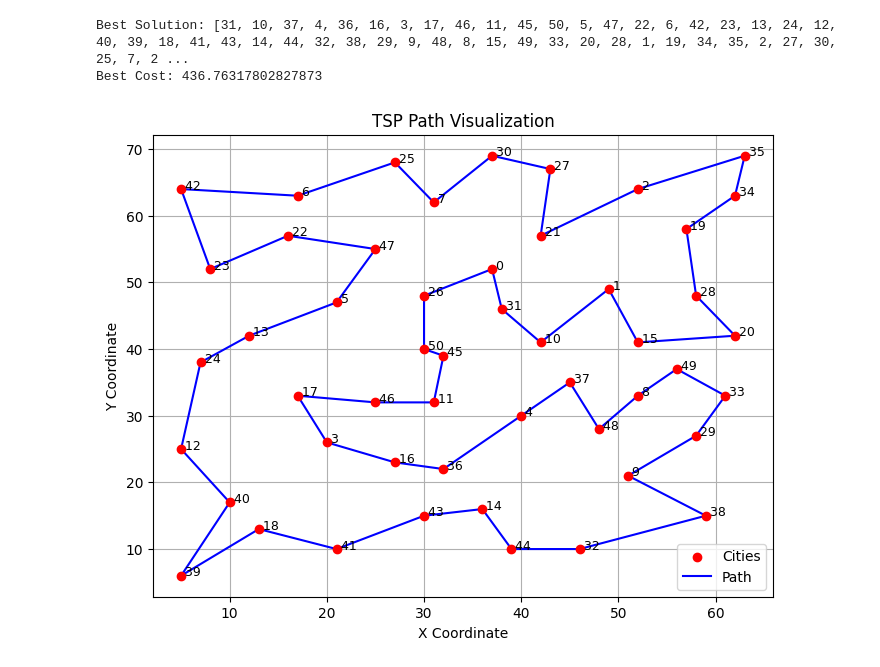
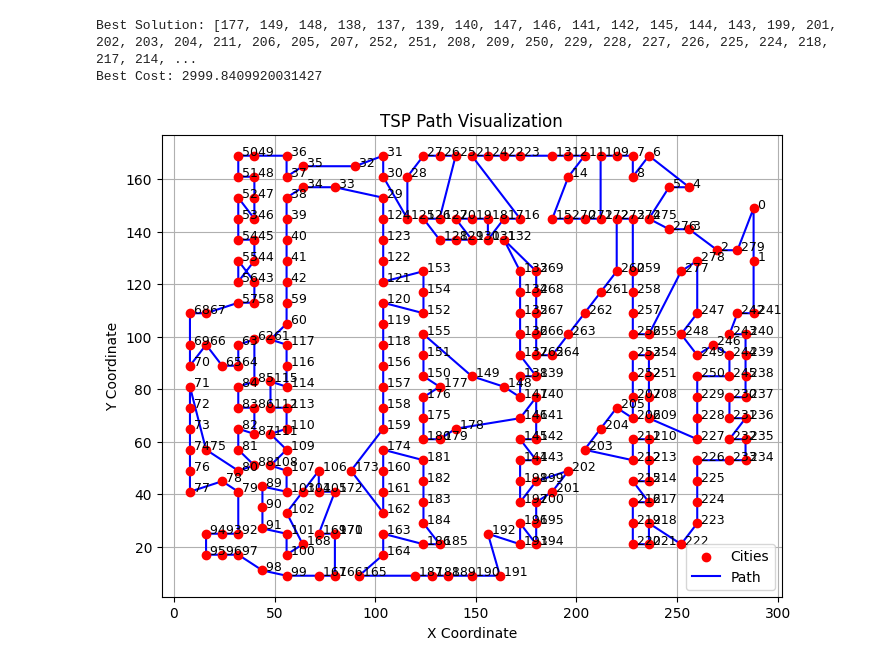
Before and after one commit to yoadvp-bit/Stochastic-simulations, a Jupyter notebook: assignment3.ipynb, the cells around one changed output. Cells and saved outputs as stored; diff of their text form; code cells hidden in the pictures.

```diff
--- a/assignment3.ipynb
+++ b/assignment3.ipynb
@@ -19,7 +19,7 @@ def read_tsp_file(file_path):
 
     return coords
 
-coord = read_tsp_file("eil51.tsp.txt")
+coord = read_tsp_file("a280.tsp.txt")
 # %%
 # Calculate pairwise distances
 def calculate_distance_matrix(coords):
@@ -89,7 +88,6 @@ def exponential_cooling(temp, cooling_rate, iteration):
     return temp * np.exp(-cooling_rate * iteration)
 # %%
 # Simulated Annealing
-
 def simulated_annealing(distance_matrix, initial_temp, cooling_strategy, markov_length, max_iter=500, cooling_factor=None):
     n = len(distance_matrix)
     current_solution = list(range(n))
@@ -121,9 +119,9 @@ def simulated_annealing(distance_matrix, initial_temp, cooling_strategy, markov_
         elif cooling_strategy == "linear_cooling_strategy":
             new_temperature = linear_cooling(temperature, cooling_factor)
         elif cooling_strategy == "logarithmic_cooling_strategy":
-            new_temperature = logarithmic_cooling(temperature, iteration)
+            new_temperature = logarithmic_cooling(initial_temp, iteration)
         elif cooling_strategy == "exponential_cooling_strategy":
-            new_temperature = exponential_cooling(temperature, cooling_factor, iteration)
+            new_temperature = exponential_cooling(initial_temp, cooling_factor, iteration)
 
         temperature = new_temperature
         iteration += 1
@@ -136,7 +134,7 @@ def simulated_annealing(distance_matrix, initial_temp, cooling_strategy, markov_
 initial_temp = 1000
 cooling_rate = 0.995
 markov_length = 100
-max_iter = 1000
+max_iter = 100000
 
 # Run the algorithm
 best_solution, best_cost = simulated_annealing(dist_matrix, initial_temp, "geometric_cooling_strategy" , markov_length, max_iter, cooling_rate)
@@ -145,41 +143,40 @@ best_solution, best_cost = simulated_annealing(dist_matrix, initial_temp, "geome
 print("Best Solution:", best_solution)
 print("Best Cost:", best_cost)
 # %% [output]
-Best Solution: [31, 10, 37, 4, 36, 16, 3, 17, 46, 11, 45, 50, 5, 47, 22, 6, 42, 23, 13, 24, 12, 40, 39, 18, 41, 43, 14, 44, 32, 38, 29, 9, 48, 8, 15, 49, 33, 20, 28, 1, 19, 34, 35, 2, 27, 30, 25, 7, 2 ...
-Best Cost: 436.76317802827873
+Best Solution: [177, 149, 148, 138, 137, 139, 140, 147, 146, 141, 142, 145, 144, 143, 199, 201, 202, 203, 204, 211, 206, 205, 207, 252, 251, 208, 209, 250, 229, 228, 227, 226, 225, 224, 218, 217, 214, ...
+Best Cost: 2999.8409920031427
 # %%
-
 def plot_tsp_path(cities, route):
     """
     Plot the cities and the path connecting them.
 
     Args:
         cities: A list of tuples representing the coordinates of cities (e.g., [(x1, y1), (x2, y2), ...]).
         route: A list of indices representing the order in which cities are visited.
     """
     # Extract coordinates in the order of the route
     x_coords = [cities[i][0] for i in route] + [cities[route[0]][0]]
     y_coords = [cities[i][1] for i in route] + [cities[route[0]][1]]
 
     # Plot cities
-    plt.figure(figsize=(8, 6))
-    plt.scatter(*zip(*cities), color='red', label='Cities', zorder=3)
+    plt.figure(figsize=(12, 9))
+    plt.scatter(*zip(*cities), color='red', s = 20, label='Cities', zorder=3)
     for idx, (x, y) in enumerate(cities):
         plt.text(x, y, f' {idx}', fontsize=9, zorder=4)
 
     # Plot the path
     plt.plot(x_coords, y_coords, color='blue', linestyle='-', linewidth=1.5, label='Path', zorder=2)
 
     # Add details
     plt.title("TSP Path Visualization")
     plt.xlabel("X Coordinate")
     plt.ylabel("Y Coordinate")
     plt.legend()
     plt.grid(True)
     plt.show()
 
 plot_tsp_path(coord, best_solution)
 # %% [output]
-[figure, old version]
+[figure, new version]
 # %%
 # Parameters
```
Also changed, not shown: parts of 8 cells of this notebook.
